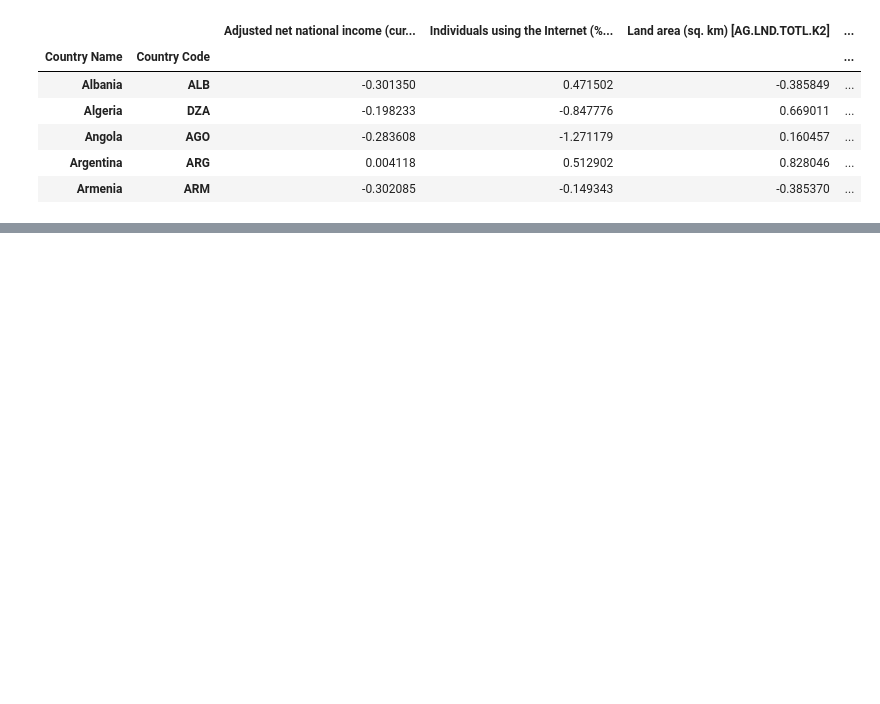
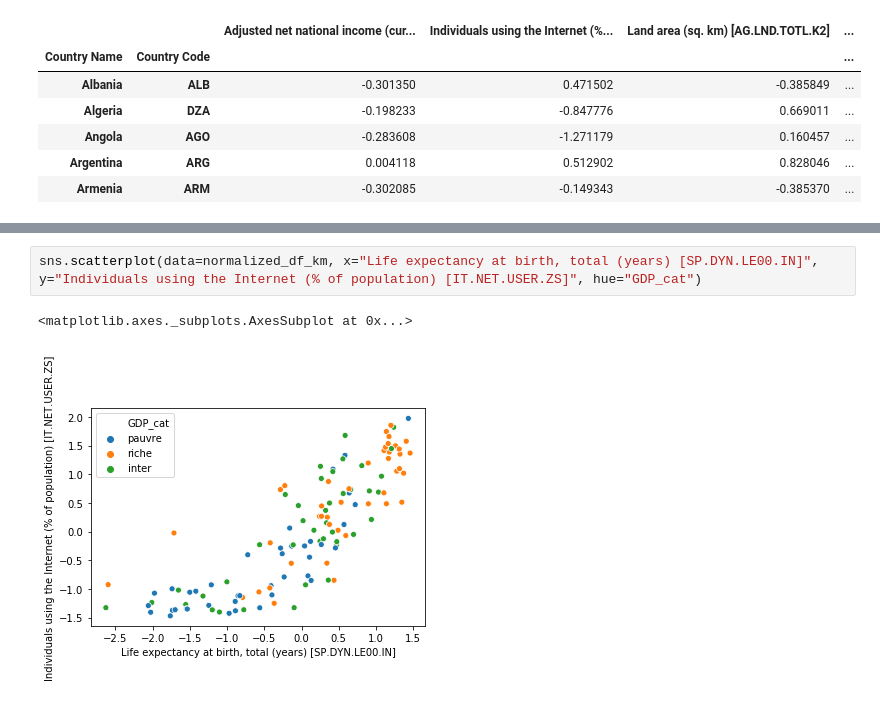
Before and after one commit to Pac0S/projet_IA, a Jupyter notebook: projet_IA.ipynb, the cells around one changed output, grey strips where cells are left out. Drawn from its saved outputs; the diff is of its cells as text; blank space fills up the shorter version.

```diff
--- a/projet_IA.ipynb
+++ b/projet_IA.ipynb
@@ -204 +212,6 @@ ValueError: Could not interpret input 'Food exports (% of merchandise exports) [
+# %%
+sns.scatterplot(data=normalized_df_km, x="Life expectancy at birth, total (years) [SP.DYN.LE00.IN]", y="Individuals using the Internet (% of population) [IT.NET.USER.ZS]", hue="GDP_cat")
+# %% [output]
+<matplotlib.axes._subplots.AxesSubplot at 0x...>
+[figure, added]
 # %%
```
Also changed, not shown: parts of 21 cells of this notebook.
